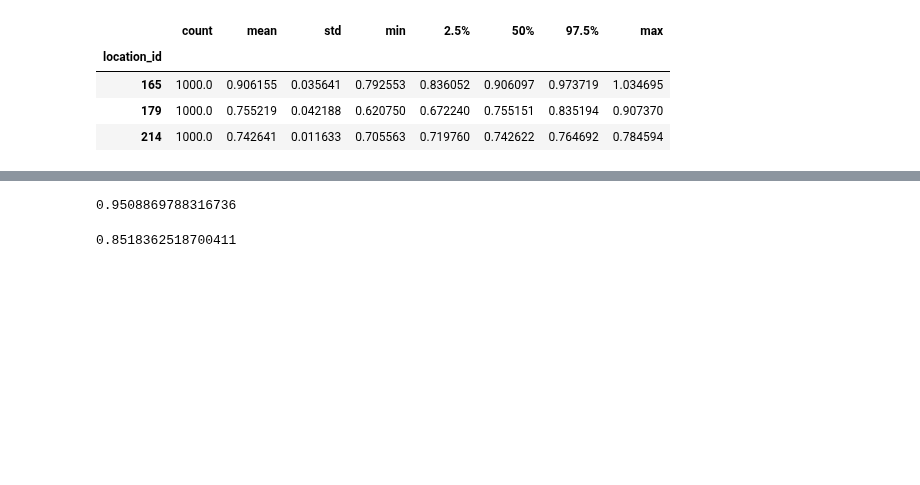
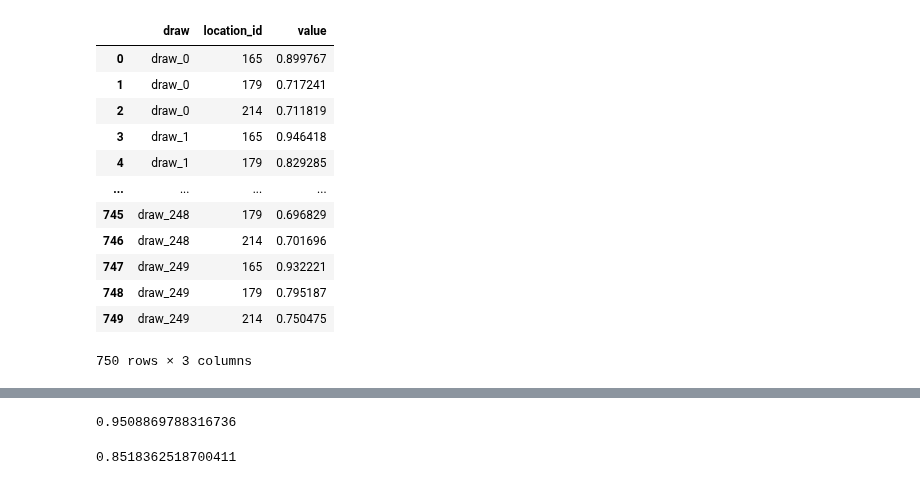
Before and after one commit to ihmeuw/vivarium_gates_mncnh, a Jupyter notebook: src/vivarium_gates_mncnh/data/ifa_mms_gestation_shifts/ifa_gestational_age_shifts.ipynb, the cells around one changed output, grey strips where cells are left out. Cells and saved outputs as stored; diff of their text form; code cells hidden in the pictures; blank space fills up the shorter version.

```diff
--- a/src/vivarium_gates_mncnh/data/ifa_mms_gestation_shifts/ifa_gestational_age_shifts.ipynb
+++ b/src/vivarium_gates_mncnh/data/ifa_mms_gestation_shifts/ifa_gestational_age_shifts.ipynb
@@ -16,16 +11,15 @@ TODO: Update following variables loaded in this notebook to GBD 2023 when availa
 # %%
 # first load baseline coverage data
+# %%
+n_draws = 250
+location_ids = [179, 214, 165]  # Ethiopia, Nigeria, Pakistan
 # %%
 # this data comes from Annie Haakkenstad's Health Systems estimates and represents oral iron in pregnancy among those who attend ANC
 ifa = pd.read_csv('anc_iron_prop_st.csv')
-ifa = ifa.loc[(ifa.location_id.isin([179,214,165])) & (ifa.year_id==2023)].reset_index()
-ifa_draws = pd.DataFrame()
-for i in ifa.index:
-    temp = ifa.loc[i]
-    draws = scipy.stats.norm(temp['mean'], (temp['upper'] - temp['lower'])/2/1.96).rvs(size=1_000, random_state=42)
-    ifa_draws[temp.location_id] = draws
-ifa_draws = pd.DataFrame(ifa_draws.stack()).reset_index().rename(columns={'level_0':'draw','level_1':'location_id',0:'value'})
-ifa_draws['draw'] = 'draw_' + ifa_draws.draw.astype(str)
-ifa_draws['location_id'] = ifa_draws.location_id.astype(int)
-ifa_draws.groupby(['location_id'])['value'].describe(percentiles=[0.025,0.975])
+ifa = ifa.loc[(ifa.location_id.isin(location_ids))
+              & (ifa.year_id==2023)]
+ifa = ifa.set_index('location_id')[[f'draw_{i}' for i in list(range(0,n_draws))]]
+ifa = ifa.stack().reset_index()
+ifa.columns = ['location_id', 'draw', 'value']
+ifa
 # %% [output]
@@ -49,0 +39,8 @@ anc
+# %%
+# load ANC1 so that we can adjust accoringly
+anc = get_covariate_estimates(location_id=[179, 214, 165],
+                        year_id=2023,
+                        release_id=16,
+                        covariate_id=7)
+anc = anc.set_index('location_id')[[c for c in anc.columns if 'value' in c and c != 'location_id']].reset_index()
+anc
@@ -50,16 +52,24 @@ anc
 # %%
 anc_draws = pd.DataFrame()
 for i in anc.index:
     temp = anc.loc[i]
-    draws = scipy.stats.norm(temp.mean_value, (temp.upper_value - temp.lower_value)/2/1.96).rvs(size=1_000, random_state=123)
+    draws = scipy.stats.norm(temp.mean_value, (temp.upper_value - temp.lower_value)/2/1.96).rvs(size=n_draws, random_state=123)
     anc_draws[temp.location_id] = draws
 anc_draws = pd.DataFrame(anc_draws.stack()).reset_index().rename(columns={'level_0':'draw','level_1':'location_id',0:'value'})
 anc_draws['draw'] = 'draw_' + anc_draws.draw.astype(str)
 anc_draws['location_id'] = anc_draws.location_id.astype(int)
-anc_draws.groupby(['location_id'])['value'].describe(percentiles=[0.025,0.975])
+anc_draws
 # %% [output]
-|  | count | mean | std | min | 2.5% | 50% | 97.5% | max |
-| location_id |  |  |  |  |  |  |  |  |
-| 165 | 1000.0 | 0.906155 | 0.035641 | 0.792553 | 0.836052 | 0.906097 | 0.973719 | 1.034695 |
-| 179 | 1000.0 | 0.755219 | 0.042188 | 0.620750 | 0.672240 | 0.755151 | 0.835194 | 0.907370 |
-| 214 | 1000.0 | 0.742641 | 0.011633 | 0.705563 | 0.719760 | 0.742622 | 0.764692 | 0.784594 |
+|  | draw | location_id | value |
+| 0 | draw_0 | 165 | 0.899767 |
+| 1 | draw_0 | 179 | 0.717241 |
+| 2 | draw_0 | 214 | 0.711819 |
+| 3 | draw_1 | 165 | 0.946418 |
+| 4 | draw_1 | 179 | 0.829285 |
+| ... | ... | ... | ... |
+| 745 | draw_248 | 179 | 0.696829 |
+| 746 | draw_248 | 214 | 0.701696 |
+| 747 | draw_249 | 165 | 0.932221 |
+| 748 | draw_249 | 179 | 0.795187 |
+| 749 | draw_249 | 214 | 0.750475 |
+750 rows × 3 columns
```
Also changed, not shown: parts of 41 cells of this notebook, 2 other files.
